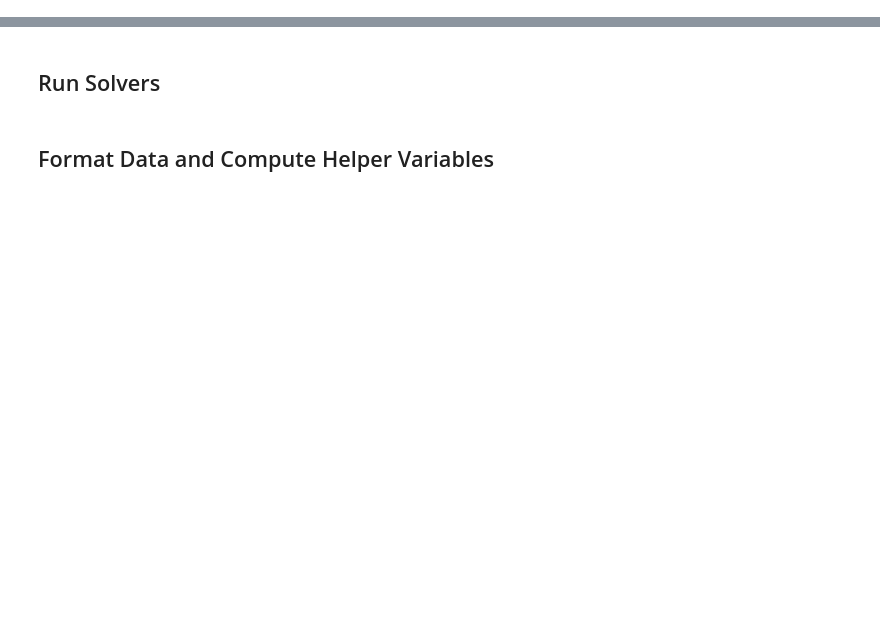
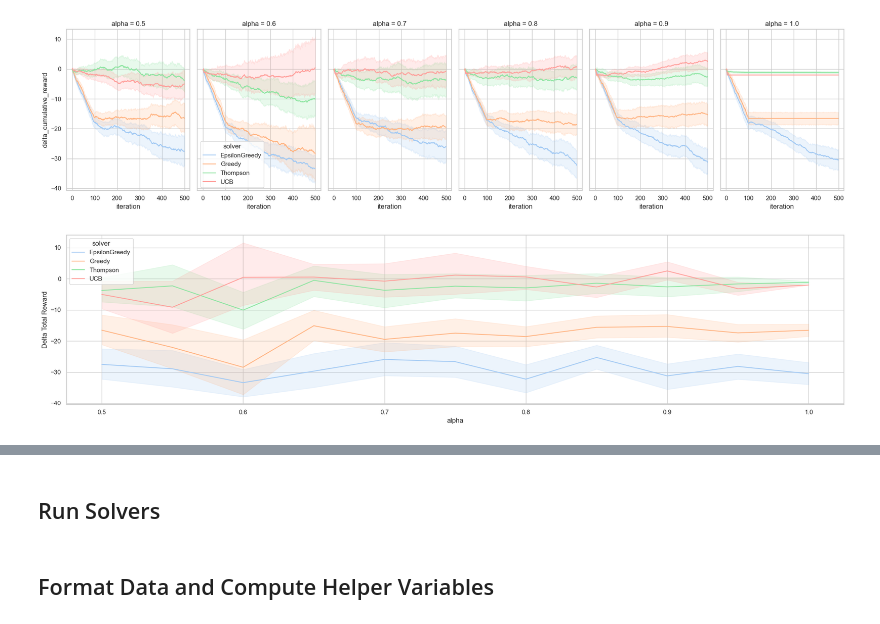
Before and after one commit to martinezjulio/socialmotivation, a Jupyter notebook: mamabp_visualizations.ipynb, the cells around one changed output, grey strips where cells are left out. Drawn from its saved outputs; the diff is of its cells as text; code cells hidden in the pictures; blank space fills up the shorter version.

```diff
--- a/mamabp_visualizations.ipynb
+++ b/mamabp_visualizations.ipynb
@@ -15,3 +15,4 @@ import matplotlib.pyplot as plt
 import seaborn as sns
 import yaml
 sns.set_theme(style="whitegrid", palette="pastel")
+figures_dir = os.path.join(os.getcwd(), 'figures')
@@ -17,0 +144,45 @@ sns.set_theme(style="whitegrid", palette="pastel")
+# %%
+if test_alphas:
+    fig, axs = plt.subplots(nrows=1, ncols=len(alphas[::2]), sharex=False, sharey=True, figsize=(20,5))
+    for i, alpha in enumerate(alphas[::2]):
+        legend = None
+        if i==1:
+            legend = 'auto'
+        alpha_learner_results_long_df = learner_results_long_df.groupby('alpha').get_group(alpha)
+        sns.lineplot(data=alpha_learner_results_long_df, x="iteration", y="delta_cumulative_reward", hue="solver",ax=axs[i], legend=legend)
+        axs[i].set_title('alpha = ' + str(alpha))
+    plt.tight_layout()
+    plt.savefig(os.path.join(figures_dir,'delta_cumulative_reward_per_alpha.png'),bbox_inches="tight")
+    plt.show()
+
+    fig = plt.figure(figsize=(20,5))
+    sns.lineplot(data=learner_results_long_df[learner_results_long_df['iteration'] == num_iterations-1], x="alpha", y="delta_cumulative_reward", hue="solver")
+    #plt.title('Varying payoff probability alpha, $(p_{arm1} = \\alpha, p_{arm2} = 1-\\alpha)$')
+    plt.ylabel('Delta Total Reward')
+    plt.tight_layout()
+    plt.savefig(os.path.join(figures_dir,'delta_total_reward_per_alpha.png'), bbox_inches="tight")
+    plt.show()
+else:
+    fig, axs = plt.subplots(nrows=1, ncols=len(all_num_arms), sharex=False, sharey=True, figsize=(20,5))
+    for i, num_arms in enumerate(all_num_arms):
+        legend = None
+        if i==1:
+            legend = 'auto'
+        alpha_learner_results_long_df = learner_results_long_df.groupby('num_arms').get_group(num_arms)
+        sns.lineplot(data=alpha_learner_results_long_df, x="iteration", y="delta_cumulative_reward", hue="solver",ax=axs[i], legend=legend)
+        axs[i].set_ylabel('Delta Cumulative Reward')
+        axs[i].set_title('num_arms = ' + str(num_arms))
+    plt.tight_layout()
+    plt.savefig(os.path.join(figures_dir,'delta_cumulative_reward_per_num_arms.png'), bbox_inches="tight")
+    plt.show()
+
+    fig = plt.figure(figsize=(20,5))
+    sns.lineplot(data=learner_results_long_df[learner_results_long_df['iteration'] == num_iterations-1], x="num_arms", y="delta_cumulative_reward", hue="solver")
+    plt.xticks(all_num_arms, all_num_arms)
+    plt.ylabel('Delta Total Reward')
+    plt.tight_layout()
+    plt.savefig(os.path.join(figures_dir,'delta_total_reward_per_num_arms.png'), bbox_inches="tight")
+    plt.show()
+# %% [output]
+[figure, added]
+[figure, added]
```
Also changed, not shown: parts of 17 cells of this notebook, 6 other files.
